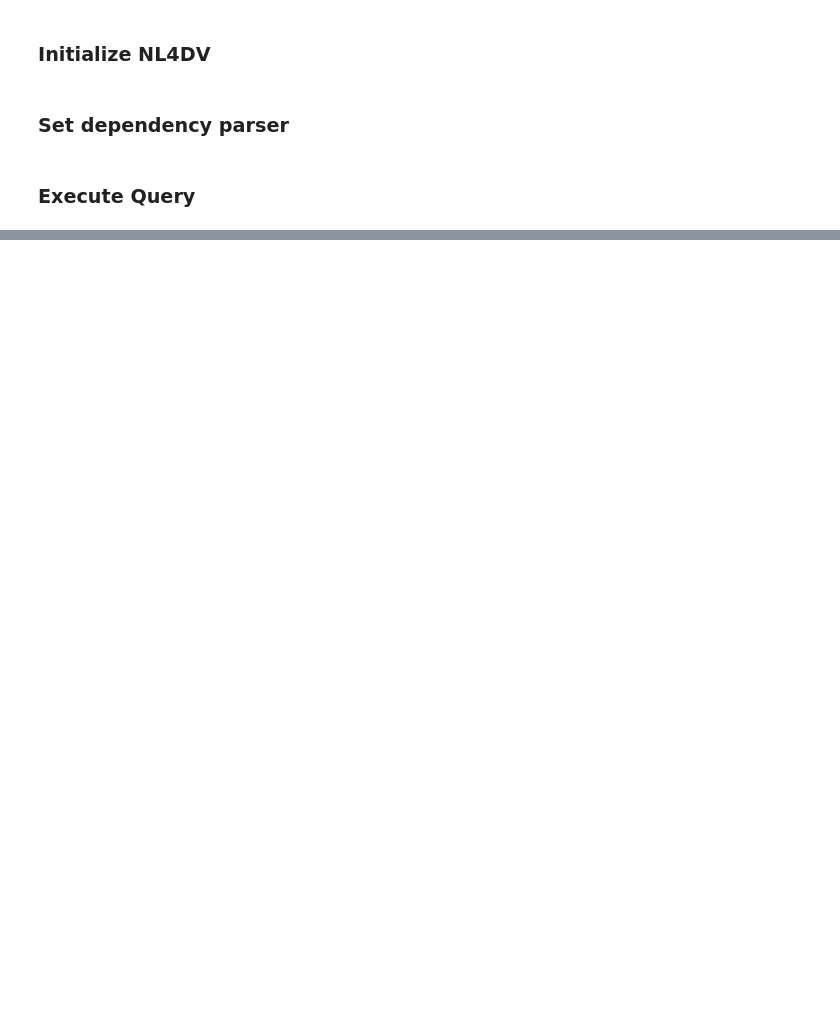
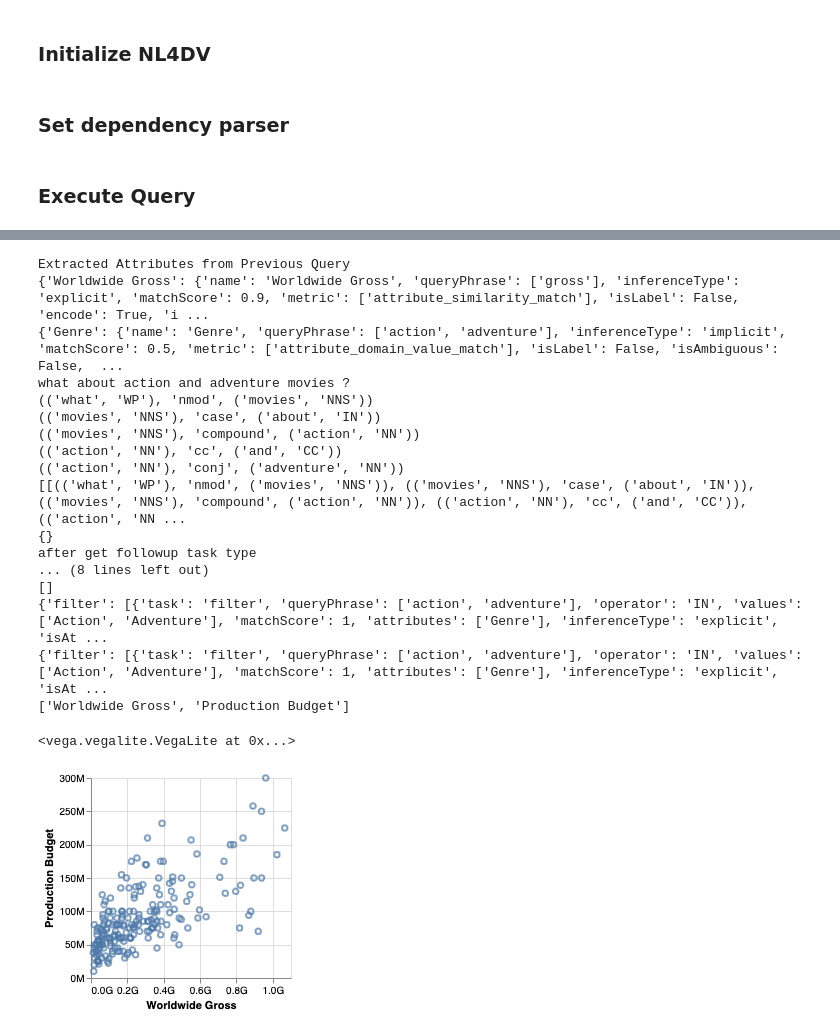
Before and after one commit to nl4dv/nl4dv, a Jupyter notebook: examples/applications/notebook/Demo.ipynb, the cells around one changed output, grey strips where cells are left out. Drawn from its saved outputs; the diff is of its cells as text; code cells hidden in the pictures; blank space fills up the shorter version.

```diff
--- a/examples/applications/notebook/Demo.ipynb
+++ b/examples/applications/notebook/Demo.ipynb
@@ -16,0 +63,23 @@ nl4dv_instance.set_dependency_parser(config=dependency_parser_config)
+# %%
+z = nl4dv_instance.analyze_query("what about action and adventure movies?", dialog=True)
+VegaLite(z['visList'][0]['vlSpec'])
+# %% [output]
+Extracted Attributes from Previous Query
+{'Worldwide Gross': {'name': 'Worldwide Gross', 'queryPhrase': ['gross'], 'inferenceType': 'explicit', 'matchScore': 0.9, 'metric': ['attribute_similarity_match'], 'isLabel': False, 'encode': True, 'i ...
+{'Genre': {'name': 'Genre', 'queryPhrase': ['action', 'adventure'], 'inferenceType': 'implicit', 'matchScore': 0.5, 'metric': ['attribute_domain_value_match'], 'isLabel': False, 'isAmbiguous': False,  ...
+what about action and adventure movies ?
+(('what', 'WP'), 'nmod', ('movies', 'NNS'))
+(('movies', 'NNS'), 'case', ('about', 'IN'))
+(('movies', 'NNS'), 'compound', ('action', 'NN'))
+(('action', 'NN'), 'cc', ('and', 'CC'))
+(('action', 'NN'), 'conj', ('adventure', 'NN'))
+[[(('what', 'WP'), 'nmod', ('movies', 'NNS')), (('movies', 'NNS'), 'case', ('about', 'IN')), (('movies', 'NNS'), 'compound', ('action', 'NN')), (('action', 'NN'), 'cc', ('and', 'CC')), (('action', 'NN ...
+{}
+after get followup task type
+... (8 lines left out)
+[]
+{'filter': [{'task': 'filter', 'queryPhrase': ['action', 'adventure'], 'operator': 'IN', 'values': ['Action', 'Adventure'], 'matchScore': 1, 'attributes': ['Genre'], 'inferenceType': 'explicit', 'isAt ...
+{'filter': [{'task': 'filter', 'queryPhrase': ['action', 'adventure'], 'operator': 'IN', 'values': ['Action', 'Adventure'], 'matchScore': 1, 'attributes': ['Genre'], 'inferenceType': 'explicit', 'isAt ...
+['Worldwide Gross', 'Production Budget']
+<vega.vegalite.VegaLite at 0x...>
+[figure, added]
```
Also changed, not shown: parts of 20 cells of this notebook, 55 other files.
